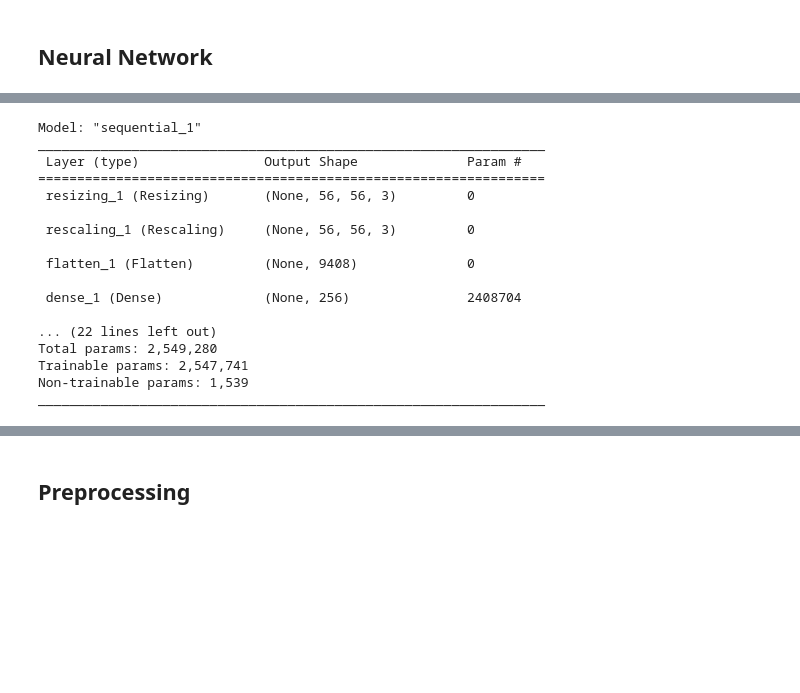
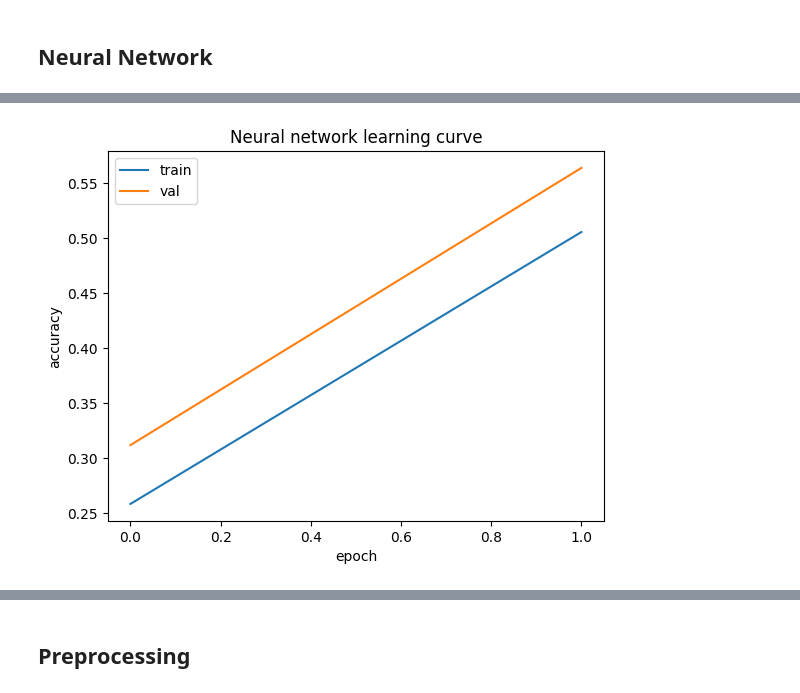
Before and after one commit to zivm20/Sign-language-classification, a Jupyter notebook: main.ipynb, the cells around one changed output, grey strips where cells are left out. Cells and saved outputs as stored; diff of their text form; code cells hidden in the pictures; blank space fills up the shorter version.

```diff
--- a/main.ipynb
+++ b/main.ipynb
@@ -157,7 +126,7 @@ lr_model.save('linearModel.keras')
 # %% [markdown]
 ## Neural Network
 # %%
-model = tf.keras.Sequential([
+nn_model = tf.keras.Sequential([
   tf.keras.layers.Resizing(INPUT_SHAPE[0],INPUT_SHAPE[1]),
   tf.keras.layers.Rescaling(1./255),
   tf.keras.layers.Flatten(),
@@ -172,7 +141,7 @@ model = tf.keras.Sequential([
   tf.keras.layers.Activation('relu'),
   tf.keras.layers.Dense(num_classes)
 ])
-model.compile(
+nn_model.compile(
   optimizer='adam',
   loss=tf.keras.losses.SparseCategoricalCrossentropy(from_logits=True),
   metrics=['accuracy'])
@@ -210,20 +159,4 @@ test loss, test acc: [0.27543580532073975, 0.925666332244873]
-# %%
-model.summary()
-# %% [output]
-Model: "sequential_1"
-_________________________________________________________________
- Layer (type)                Output Shape              Param #
-=================================================================
- resizing_1 (Resizing)       (None, 56, 56, 3)         0
-
- rescaling_1 (Rescaling)     (None, 56, 56, 3)         0
-
- flatten_1 (Flatten)         (None, 9408)              0
-
- dense_1 (Dense)             (None, 256)               2408704
-
-... (22 lines left out)
-Total params: 2,549,280
-Trainable params: 2,547,741
-Non-trainable params: 1,539
-_________________________________________________________________
+# %%
+plot_learning_curve(history, title="Neural network learning curve",save_fig=True)
+# %% [output]
+[figure, added]
```
Also changed, not shown: parts of 35 cells of this notebook, 13 other files.
